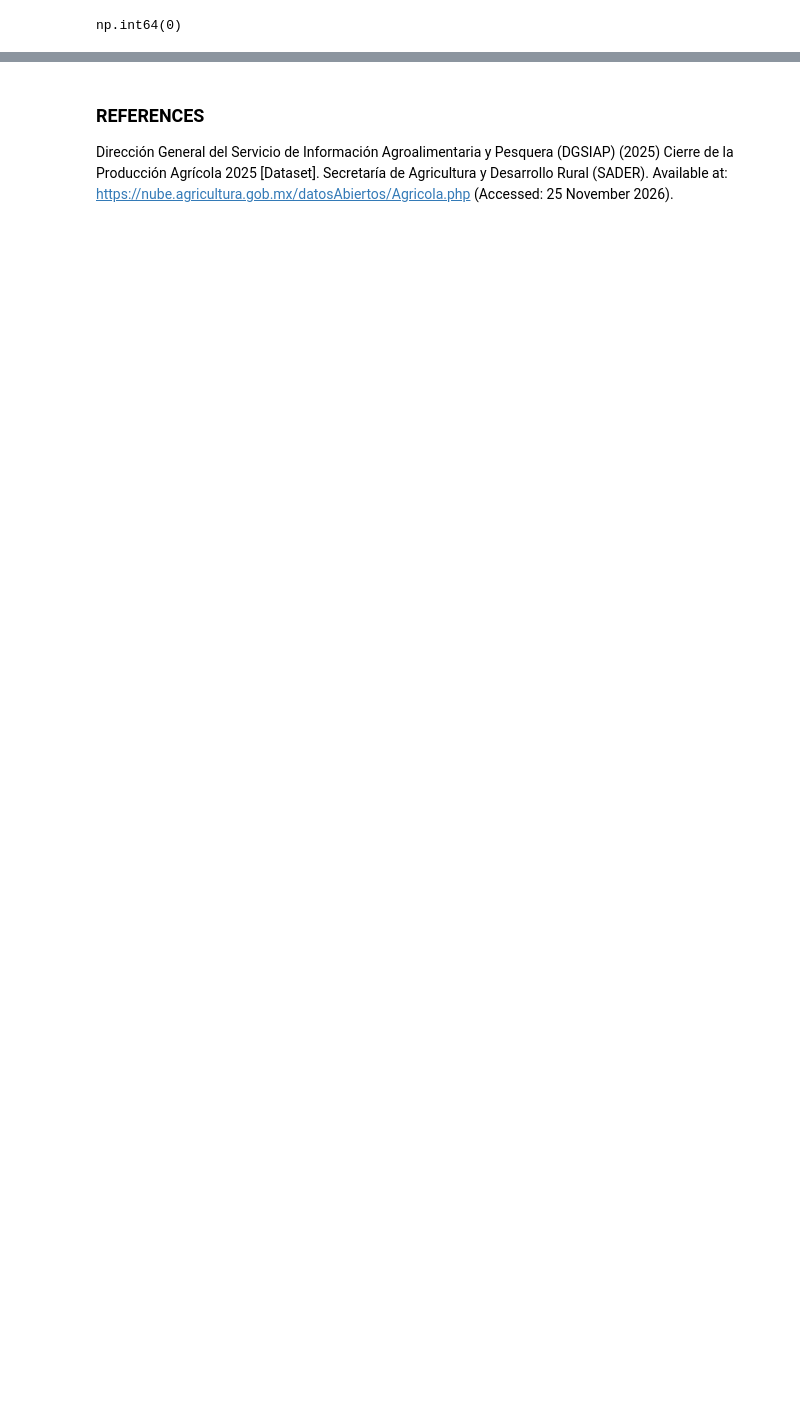
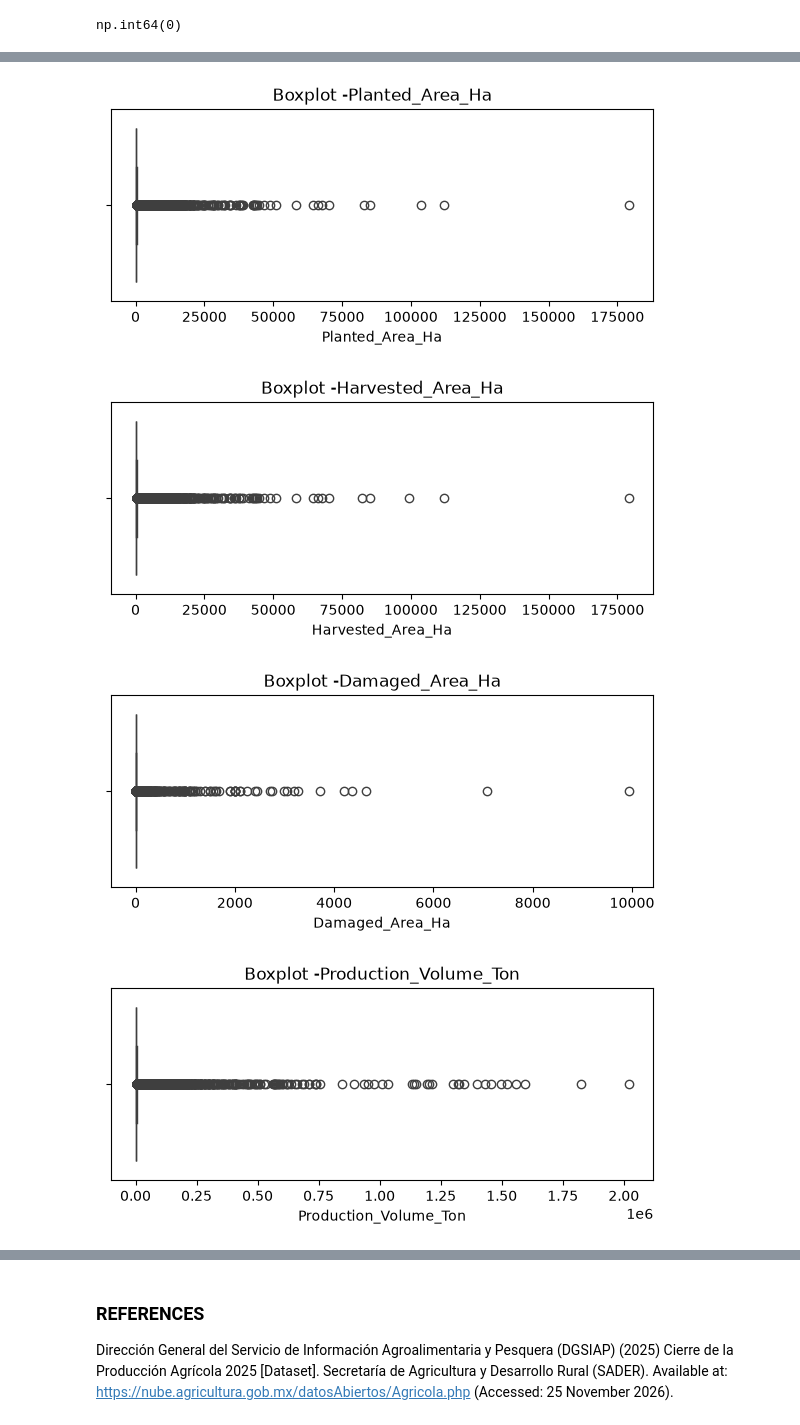
Before and after one commit to 2026627-bit/Statistical-Techniques-, a Jupyter notebook: CA2/2026627_ANDREADIAZMEDRANO_CA2.ipynb, the cells around one changed output, grey strips where cells are left out. Drawn from its saved outputs; the diff is of its cells as text; code cells hidden in the pictures; blank space fills up the shorter version.

```diff
--- a/CA2/2026627_ANDREADIAZMEDRANO_CA2.ipynb
+++ b/CA2/2026627_ANDREADIAZMEDRANO_CA2.ipynb
@@ -93,7 +93,7 @@ Length: 3, dtype: str
 # %%
 dfe["Productive_Cycle"]= dfe["Productive_Cycle"].replace({
     "Primavera-Verano":"Spring-Summer",
-    "Otoño-Invierno":"Atumn-Winter",
+    "Otoño-Invierno":"Autumn-Winter",
     "Perennes":"Perennial"
 })
 # %%
@@ -223,0 +531,4 @@ np.int64(0)
+# %%
+dfe= dfe[dfe["Unit"] == "Ton"]
+# %%
+dfe= dfe.dropna(subset=["Yield_Ton_Ha", "Avg_Rural_Price_MXN"])
@@ -223,0 +571,12 @@ np.int64(0)
+# %%
+num_var =[
+    "Planted_Area_Ha",
+    "Harvested_Area_Ha",
+    "Damaged_Area_Ha",
+    "Production_Volume_Ton",
+    "Yield_Ton_Ha",
+    "Avg_Rural_Price_MXN",
+    "Production_Value_MXN"
+]
+
+dfe[num_var].describe().T
@@ -223,0 +592,14 @@ np.int64(0)
+# %%
+import matplotlib.pyplot as plt
+
+for col in num_var:
+    plt.figure(figsize=(7, 2.5))
+    sns.boxplot(data=dfe, x=col)
+    plt.title(f"Boxplot -{col}")
+    plt.xlabel(col)
+    plt.show()
+# %% [output]
+[figure, added]
+[figure, added]
+[figure, added]
+[figure, added]
```
Also changed, not shown: parts of 27 cells of this notebook.
